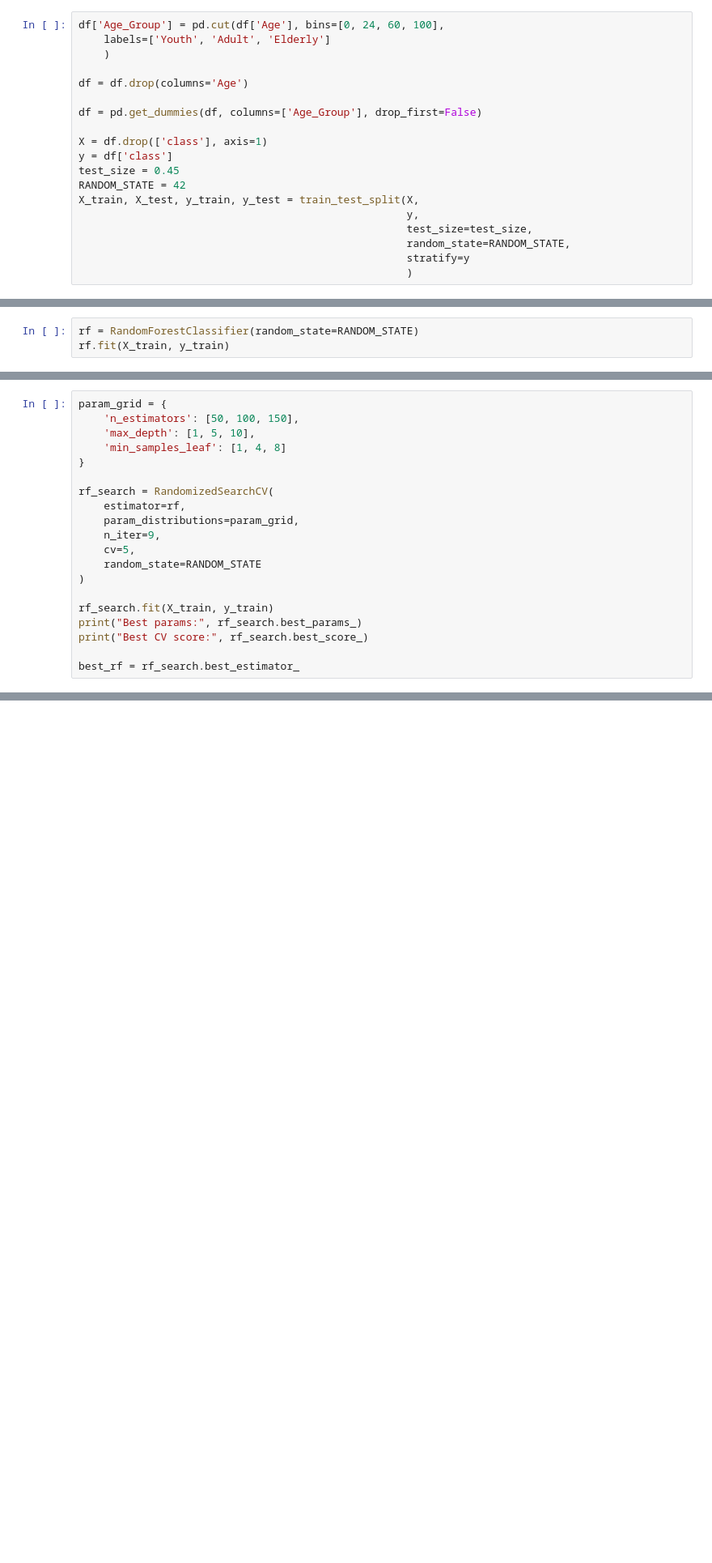
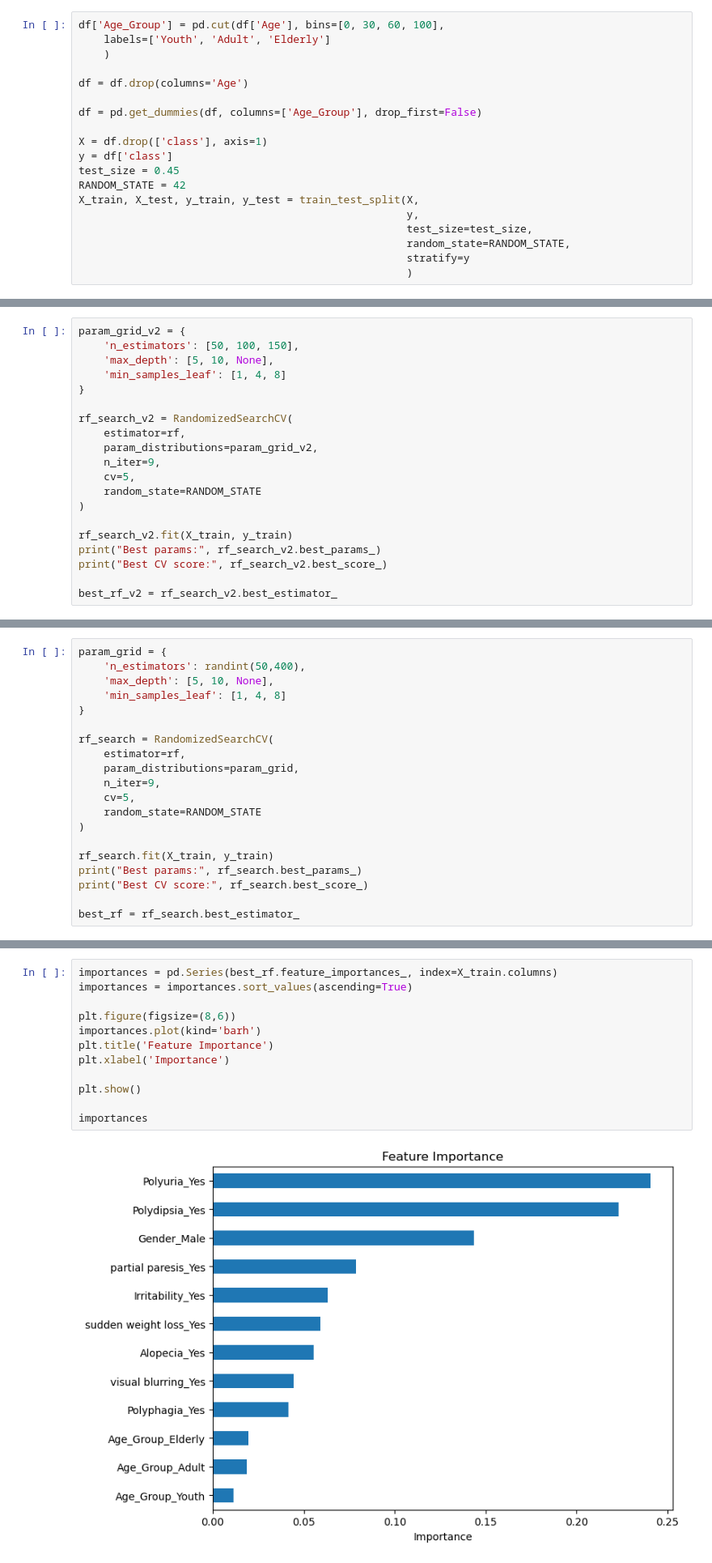
Before and after one commit to dennisho004/MLDP_Project, a Jupyter notebook: MLDP_Program_Codes_Submission_Template.ipynb, the cells around one changed output, grey strips where cells are left out. Shown at 81% size. Saved outputs shown, nothing was run; the diff lists cells and outputs as text; blank space fills up the shorter version.

```diff
--- a/MLDP_Program_Codes_Submission_Template.ipynb
+++ b/MLDP_Program_Codes_Submission_Template.ipynb
@@ -656,7 +661,7 @@ weakness_Yes              0.022027
 Itching_Yes               0.019578
 dtype: float64
 # %%
-df['Age_Group'] = pd.cut(df['Age'], bins=[0, 24, 60, 100],
+df['Age_Group'] = pd.cut(df['Age'], bins=[0, 30, 60, 100],
     labels=['Youth', 'Adult', 'Elderly']
     )
 
@@ -680,6 +692,3 @@ X_train, X_test, y_train, y_test = train_test_split(X,
 low_importance_features = importances[importances < 0.03].index.tolist()
 X_train = X_train.drop(columns=low_importance_features)
 X_test = X_test.drop(columns=low_importance_features)
-# %%
-rf = RandomForestClassifier(random_state=RANDOM_STATE)
-rf.fit(X_train, y_train)
@@ -718,0 +707,20 @@ dtype: float64
+# %%
+param_grid_v2 = {
+    'n_estimators': [50, 100, 150],
+    'max_depth': [5, 10, None],
+    'min_samples_leaf': [1, 4, 8]
+}
+
+rf_search_v2 = RandomizedSearchCV(
+    estimator=rf,
+    param_distributions=param_grid_v2,
+    n_iter=9,
+    cv=5,
+    random_state=RANDOM_STATE
+)
+
+rf_search_v2.fit(X_train, y_train)
+print("Best params:", rf_search_v2.best_params_)
+print("Best CV score:", rf_search_v2.best_score_)
+
+best_rf_v2 = rf_search_v2.best_estimator_
@@ -719,7 +772,7 @@ dtype: float64
 # %%
 param_grid = {
-    'n_estimators': [50, 100, 150],
-    'max_depth': [1, 5, 10],
+    'n_estimators': randint(50,400),
+    'max_depth': [5, 10, None],
     'min_samples_leaf': [1, 4, 8]
 }
 
@@ -826,0 +882,14 @@ Gap: 0.0097
+# %%
+importances = pd.Series(best_rf.feature_importances_, index=X_train.columns)
+importances = importances.sort_values(ascending=True)
+
+plt.figure(figsize=(8,6))
+importances.plot(kind='barh')
+plt.title('Feature Importance')
+plt.xlabel('Importance')
+
+plt.show()
+
+importances
+# %% [output]
+[figure, added]
```
Also changed, not shown: parts of 38 cells of this notebook, 1 other file.
